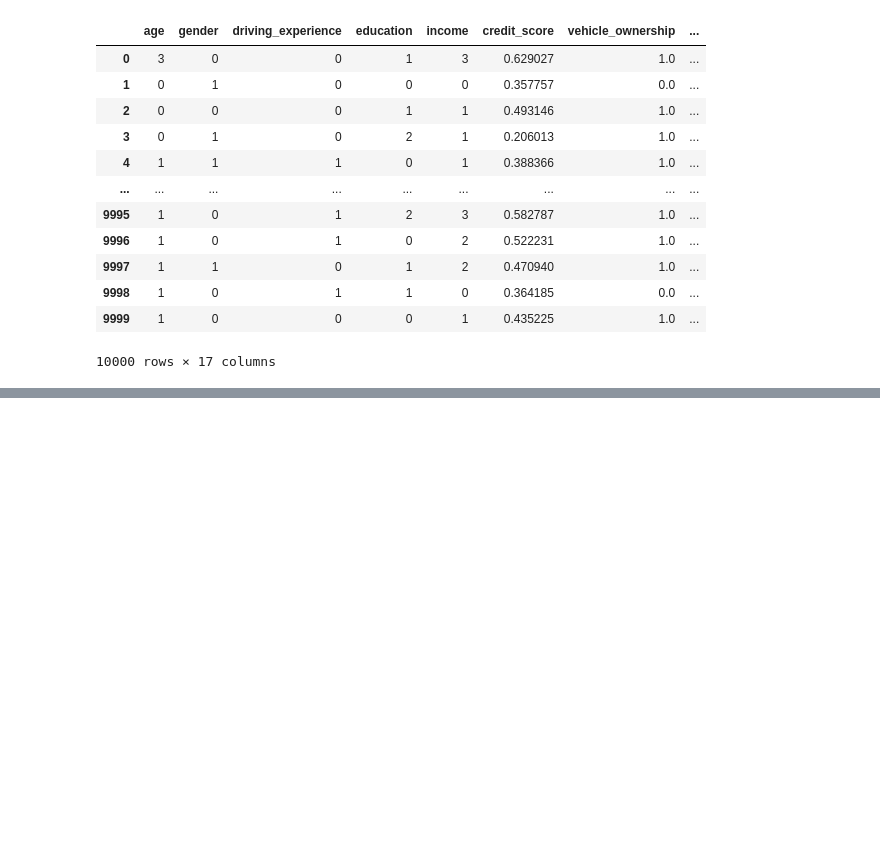
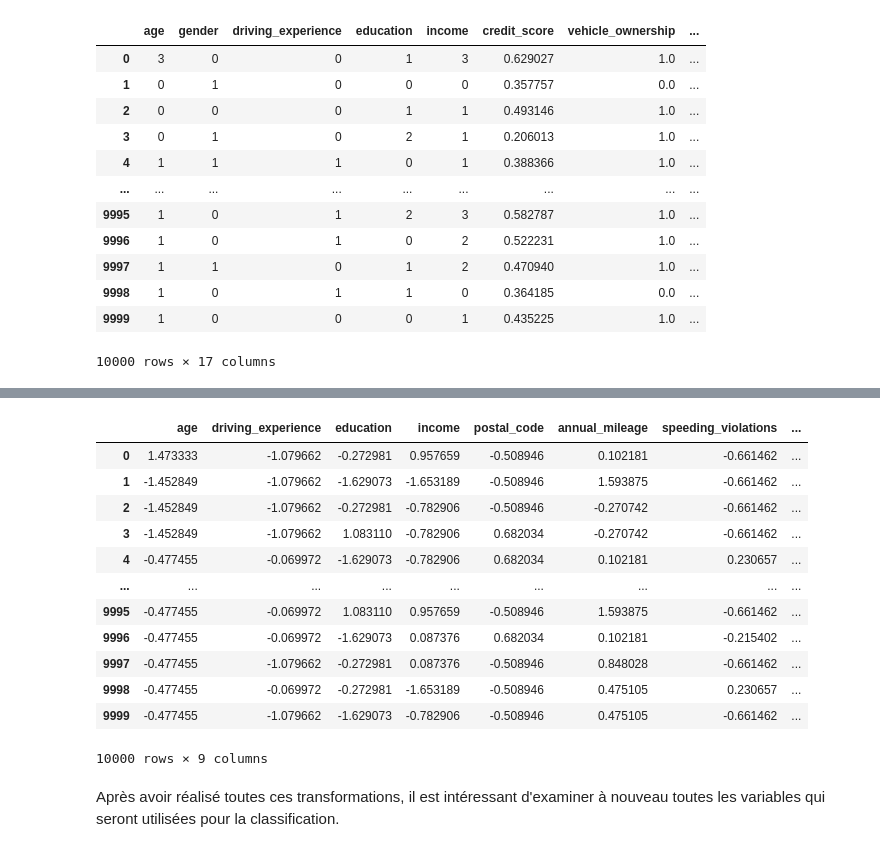
Before and after one commit to AntoineHazebrouck/data-science, a Jupyter notebook: project/main.ipynb, the cells around one changed output, grey strips where cells are left out. Saved outputs shown, nothing was run; the diff lists cells and outputs as text; code cells hidden in the pictures; blank space fills up the shorter version.

```diff
--- a/project/main.ipynb
+++ b/project/main.ipynb
@@ -297,0 +282,34 @@ cleaned
+# %%
+scaler = StandardScaler()
+
+scaled_values = cleaned[[
+	'age',
+	'driving_experience',
+	'education',
+	'income',
+	'postal_code',
+	'annual_mileage',
+	'speeding_violations',
+	'duis',
+	'past_accidents',
+]]
+
+scaled_values = pd.DataFrame(data=scaler.fit_transform(scaled_values), columns=scaled_values.columns)
+
+scaled_values
+# %% [output]
+|  | age | driving_experience | education | income | postal_code | annual_mileage | speeding_violations | ... |
+| 0 | 1.473333 | -1.079662 | -0.272981 | 0.957659 | -0.508946 | 0.102181 | -0.661462 | ... |
+| 1 | -1.452849 | -1.079662 | -1.629073 | -1.653189 | -0.508946 | 1.593875 | -0.661462 | ... |
+| 2 | -1.452849 | -1.079662 | -0.272981 | -0.782906 | -0.508946 | -0.270742 | -0.661462 | ... |
+| 3 | -1.452849 | -1.079662 | 1.083110 | -0.782906 | 0.682034 | -0.270742 | -0.661462 | ... |
+| 4 | -0.477455 | -0.069972 | -1.629073 | -0.782906 | 0.682034 | 0.102181 | 0.230657 | ... |
+| ... | ... | ... | ... | ... | ... | ... | ... | ... |
+| 9995 | -0.477455 | -0.069972 | 1.083110 | 0.957659 | -0.508946 | 1.593875 | -0.661462 | ... |
+| 9996 | -0.477455 | -0.069972 | -1.629073 | 0.087376 | 0.682034 | 0.102181 | -0.215402 | ... |
+| 9997 | -0.477455 | -1.079662 | -0.272981 | 0.087376 | -0.508946 | 0.848028 | -0.661462 | ... |
+| 9998 | -0.477455 | -0.069972 | -0.272981 | -1.653189 | -0.508946 | 0.475105 | 0.230657 | ... |
+| 9999 | -0.477455 | -1.079662 | -1.629073 | -0.782906 | -0.508946 | 0.475105 | -0.661462 | ... |
+10000 rows × 9 columns
+# %% [markdown]
+Après avoir réalisé toutes ces transformations, il est intéressant d'examiner à nouveau toutes les variables qui seront utilisées pour la classification.
```
Also changed, not shown: parts of 3 cells of this notebook.
